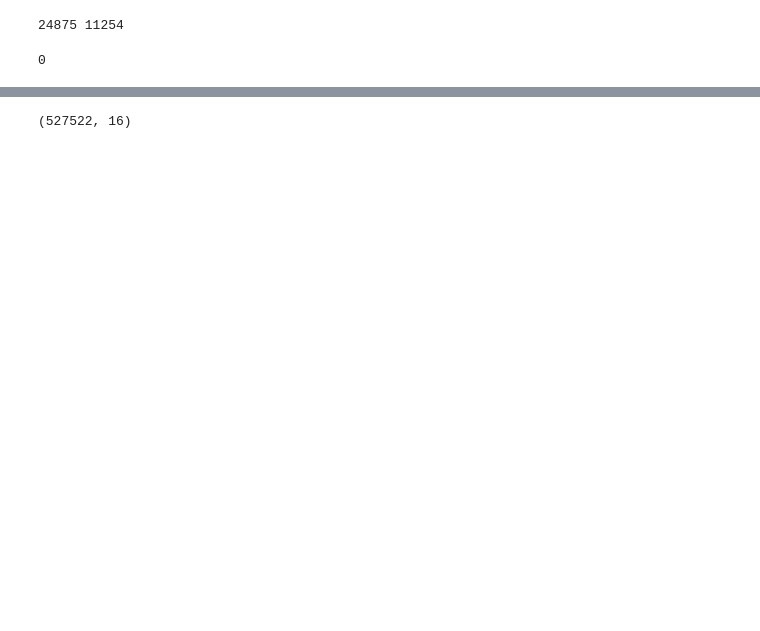
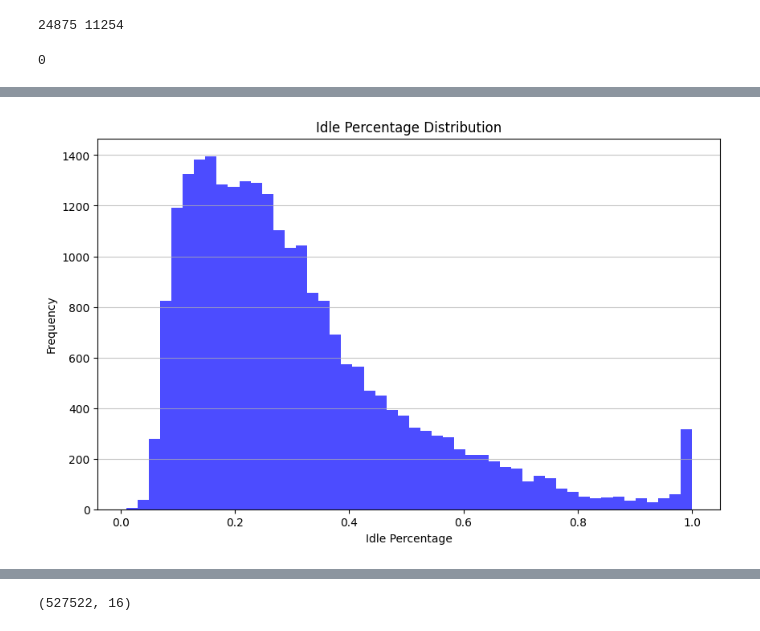
Before and after one commit to AlexWangVT/fleet_modeling, a Jupyter notebook: scripts/fleet_avl_merge.ipynb, the cells around one changed output, grey strips where cells are left out. Saved outputs shown, nothing was run; the diff lists cells and outputs as text; code cells hidden in the pictures; blank space fills up the shorter version.

```diff
--- a/scripts/fleet_avl_merge.ipynb
+++ b/scripts/fleet_avl_merge.ipynb
@@ -47,3 +68,30 @@ len(set(avl_data['IMEI Unit'].unique()) & set(fleet_data['IMEI Unit'].unique()))
+# %%
+# plot idle perct distribution (each vehicle has one idle perct)
+idle_sum = avl_data.groupby('IMEI Unit')['idle_time'].sum()
+moving_sum = avl_data.groupby('IMEI Unit')['moving_time'].sum()
+idle_perct = (idle_sum / (idle_sum + moving_sum)).reset_index()
+idle_perct.columns = ['IMEI Unit', 'idle_perct']
+
+plt.figure(figsize=(10, 6))
+plt.hist(idle_perct['idle_perct'], bins=50, color='blue', alpha=0.7)
+plt.title('Idle Percentage Distribution')
+plt.xlabel('Idle Percentage')
+plt.ylabel('Frequency')
+plt.grid(axis='y', alpha=0.75)
+
+
+# # Plot idle_perct by trip
+# avl_data['total_time'] = avl_data['moving_time'] + avl_data['idle_time']
+# avl_data = avl_data[avl_data['total_time'] != 0]
+# avl_data['idle_perct'] = avl_data['idle_time'] / avl_data['total_time']
+# plt.figure(figsize=(10, 6))
+# plt.hist(avl_data['idle_perct'], bins=50, color='blue', alpha=0.7)
+# plt.title('Idle Percentage Distribution by Trip')
+# plt.xlabel('Idle Percentage')
+# plt.ylabel('Frequency')
+# plt.grid(axis='y', alpha=0.75)
+# %% [output]
+[figure, added]
 # %%
 merge_df = merge_fleet_avl(fleet_data_path, avl_data_path)
 merge_df.head()
```
Also changed, not shown: parts of 2 cells of this notebook, 19 other files.
